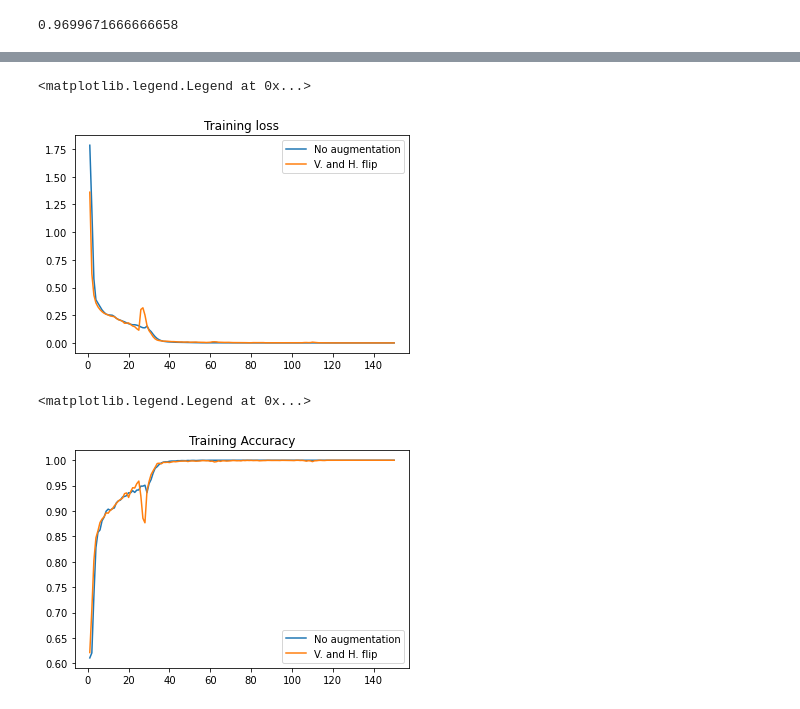
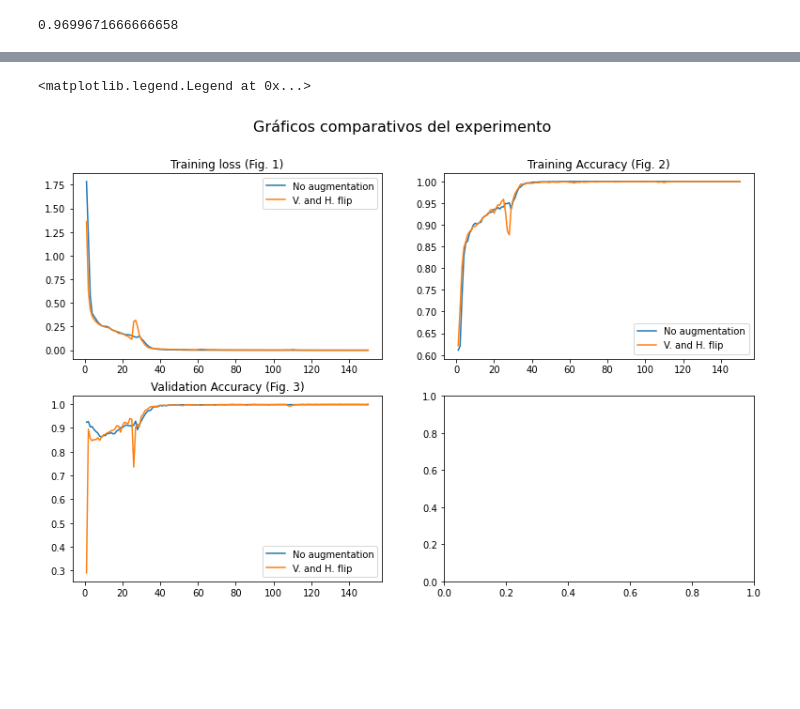
Before and after one commit to jascrer/TFM_DL_CNN_Codigo_SeguraCampos, a Jupyter notebook: tfm_dl-cnn_codigo_seguracampos/notebooks/01-jasc-resultados-phimodel.ipynb, the cells around one changed output, grey strips where cells are left out. Cells and saved outputs as stored; diff of their text form; code cells hidden in the pictures; blank space fills up the shorter version.

```diff
--- a/tfm_dl-cnn_codigo_seguracampos/notebooks/01-jasc-resultados-phimodel.ipynb
+++ b/tfm_dl-cnn_codigo_seguracampos/notebooks/01-jasc-resultados-phimodel.ipynb
@@ -84,16 +87,18 @@ El *accuracy* generado es menor sin embargo se asemeja al resultado anterior y s
 # %%
-plt.title("Training loss")
-plt.plot(no_aug_training_model.mean()['loss'], label='No augmentation')
-plt.plot(flip_training_model.mean()['loss'], label='V. and H. flip')
-plt.legend()
+fig, ax = plt.subplots(2,2, figsize=(13,8))
+fig.suptitle('Gráficos comparativos del experimento', fontsize=16)
+ax[0,0].set_title("Training loss (Fig. 1)")
+ax[0,0].plot(no_aug_training_model.mean()['loss'], label='No augmentation')
+ax[0,0].plot(flip_training_model.mean()['loss'], label='V. and H. flip')
+ax[0,0].legend()
+ax[0,1].set_title("Training Accuracy (Fig. 2)")
+ax[0,1].plot(no_aug_training_model.mean()['accuracy'], label='No augmentation')
+ax[0,1].plot(flip_training_model.mean()['accuracy'], label='V. and H. flip')
+ax[0,1].legend()
+ax[1,0].set_title("Validation Accuracy (Fig. 3)")
+ax[1,0].plot(no_aug_testing_model.mean()['accuracy'], label='No augmentation')
+ax[1,0].plot(flip_testing_model.mean()['accuracy'], label='V. and H. flip')
+ax[1,0].legend()
 # %% [output]
 <matplotlib.legend.Legend at 0x...>
-[figure, old version]
+[figure, new version]
-# %%
-plt.title("Training Accuracy")
-plt.plot(no_aug_training_model.mean()['accuracy'], label='No augmentation')
-plt.plot(flip_training_model.mean()['accuracy'], label='V. and H. flip')
-plt.legend()
-# %% [output]
-<matplotlib.legend.Legend at 0x...>
-[figure, removed]
```
Also changed, not shown: parts of 4 cells of this notebook, 2 other files.
